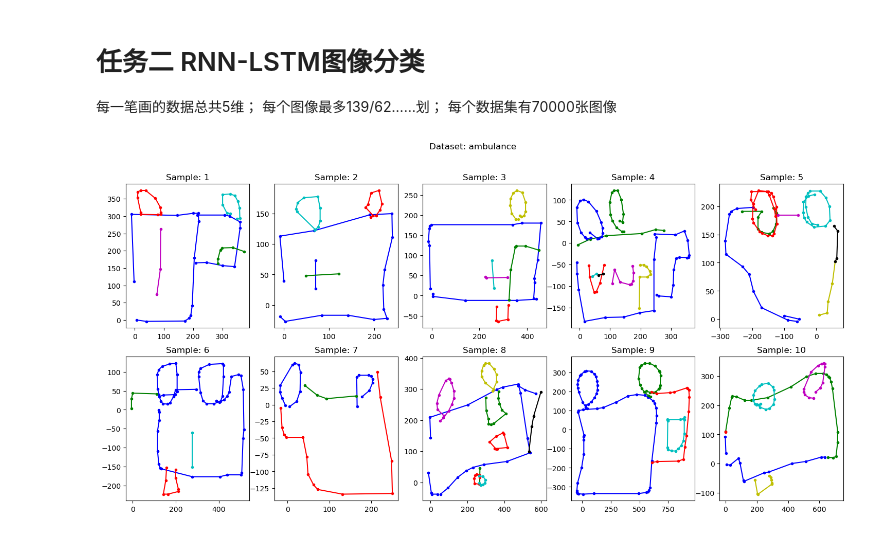
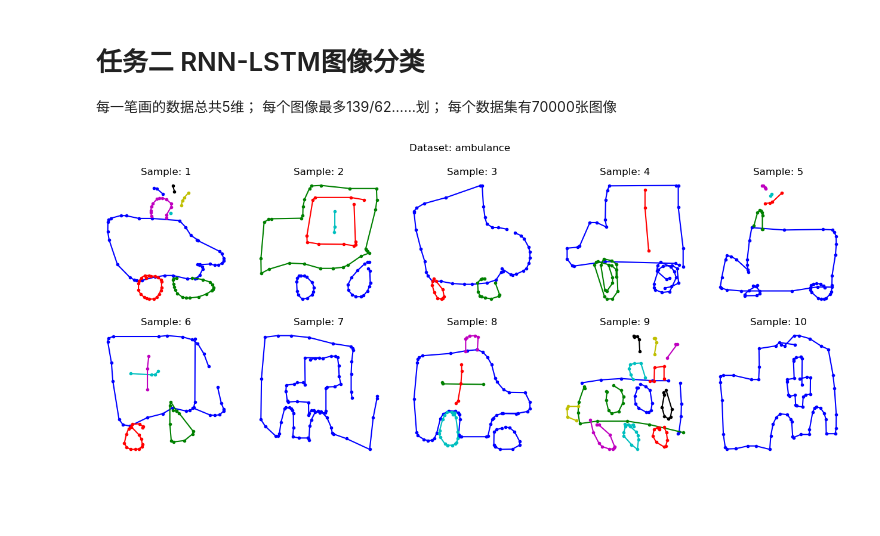
Before and after one commit to CoEric0/LJ_ai_task, a Jupyter notebook: exp004/exp004_2.ipynb, the cells around one changed output. Drawn from its saved outputs; the diff is of its cells as text; code cells hidden in the pictures; blank space fills up the shorter version.

```diff
--- a/exp004/exp004_2.ipynb
+++ b/exp004/exp004_2.ipynb
@@ -27,7 +27,7 @@ def read_and_show_data(path, dataset_name, show_num):
 
 
     # 绘图
-    plt.figure(figsize=(18, 8))
+    plt.figure(figsize=(16, 6))
     for i in range(show_num):
         plt.subplot(2, 5, i+1)
         image_data = random_samples[i]
@@ -39,32 +39,33 @@ def read_and_show_data(path, dataset_name, show_num):
 
         # 具体绘图
         for j in range(axis.shape[0]):
-            track.append([axis[j][0], axis[j][1]])
+            track.append([-axis[j][0], -axis[j][1]])
 
             if image_data[j][4] == 1.: # 绘画结束
                 break
 
             if image_data[j][3] == 1.: # 画笔抬起
                 plt.plot(*zip(*track), marker='.', color=color)
                 track = []
                 color = colors[(color_index)%len(colors)]
                 color_index += 1
 
         plt.title(f"Sample: {i+1}")
+        plt.axis('off')
 
     plt.suptitle(f"Dataset: {dataset_name}")
     plt.show()
 
     # # 每张图片数据reshape
     # data = []
     # for pic in file:
     #     data.append(pic.reshape(1,28,28)) # channel，height，width
 
 
     # return np.array(data) # 使用np数组
 
 
 
 read_and_show_data(file_path, 'ambulance', 10)
 # %% [output]
-[figure, old version]
+[figure, new version]
```
